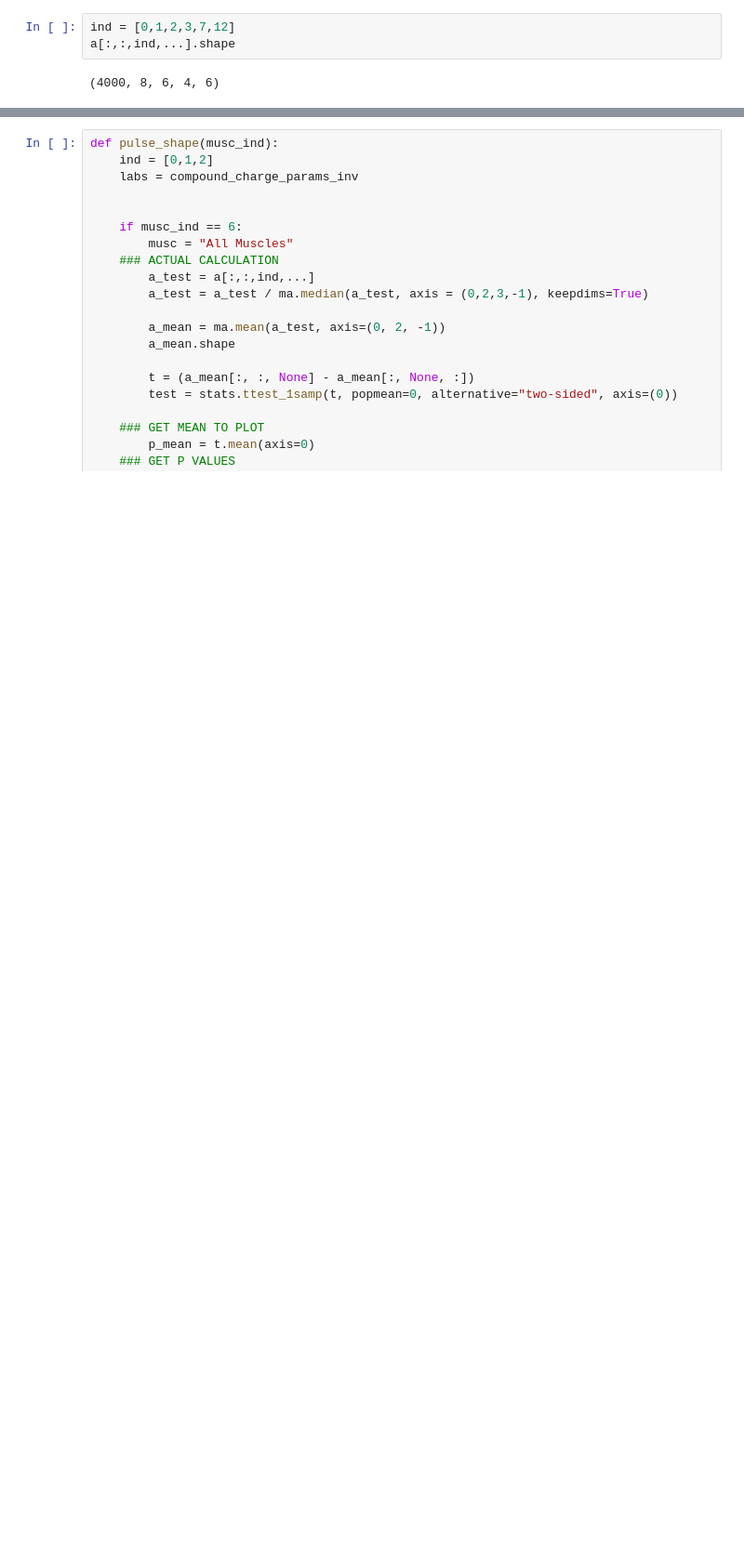
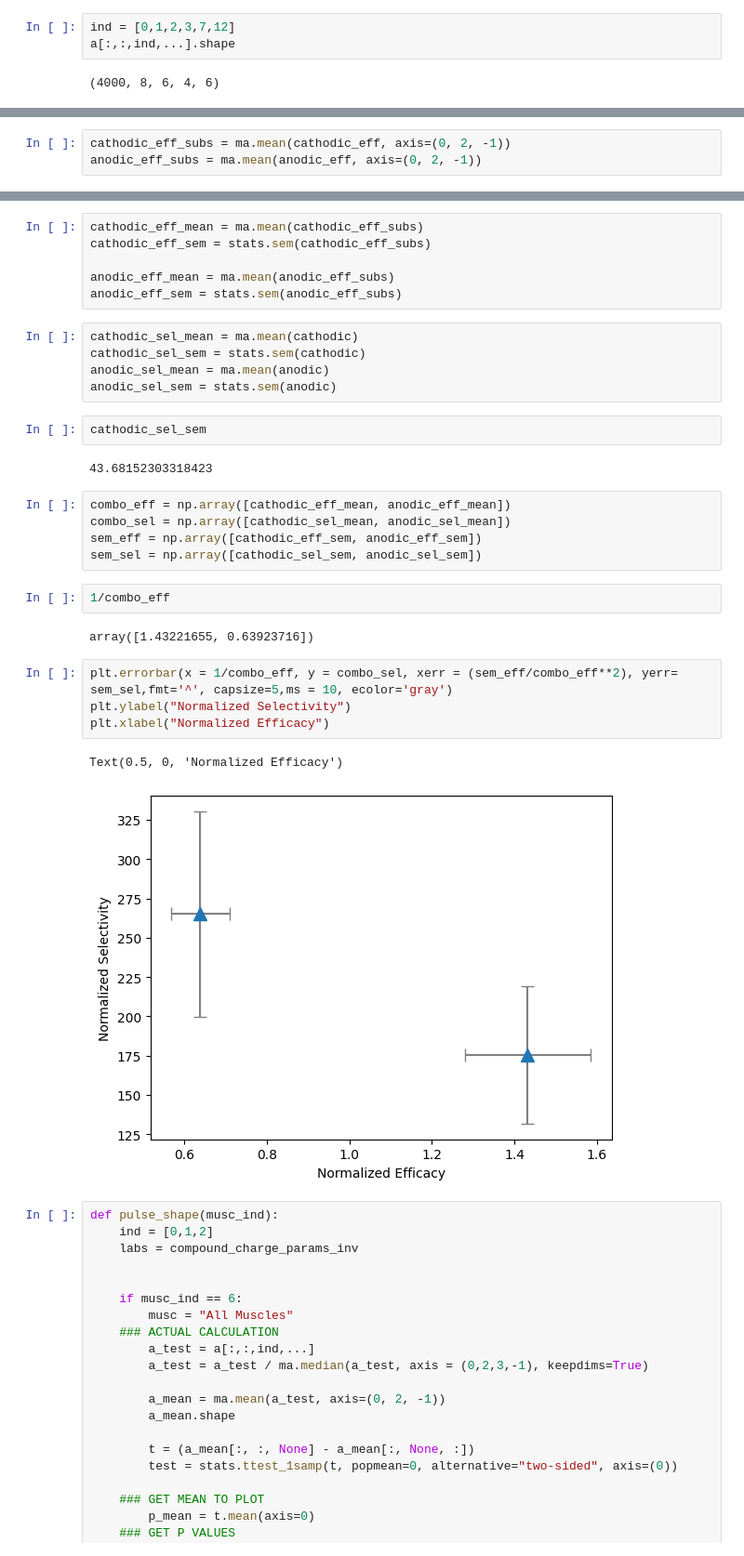
Before and after one commit to hbmep/rat-mapping, a Jupyter notebook: notebooks/J_SHAP/processed_data.ipynb, the cells around one changed output, grey strips where cells are left out. Shown at 93% size. Drawn from its saved outputs; the diff is of its cells as text; blank space fills up the shorter version.

```diff
--- a/notebooks/J_SHAP/processed_data.ipynb
+++ b/notebooks/J_SHAP/processed_data.ipynb
@@ -245,0 +269,3 @@ a.shape
+# %%
+cathodic_eff_subs = ma.mean(cathodic_eff, axis=(0, 2, -1))
+anodic_eff_subs = ma.mean(anodic_eff, axis=(0, 2, -1))
@@ -246,3 +281,34 @@ a.shape
+# %%
+cathodic_eff_mean = ma.mean(cathodic_eff_subs)
+cathodic_eff_sem = stats.sem(cathodic_eff_subs)
+
+anodic_eff_mean = ma.mean(anodic_eff_subs)
+anodic_eff_sem = stats.sem(anodic_eff_subs)
+# %%
+cathodic_sel_mean = ma.mean(cathodic)
+cathodic_sel_sem = stats.sem(cathodic)
+anodic_sel_mean = ma.mean(anodic)
+anodic_sel_sem = stats.sem(anodic)
+# %%
+cathodic_sel_sem
+# %% [output]
+43.68152303318423
+# %%
+combo_eff = np.array([cathodic_eff_mean, anodic_eff_mean])
+combo_sel = np.array([cathodic_sel_mean, anodic_sel_mean])
+sem_eff = np.array([cathodic_eff_sem, anodic_eff_sem])
+sem_sel = np.array([cathodic_sel_sem, anodic_sel_sem])
+# %%
+1/combo_eff
+# %% [output]
+array([1.43221655, 0.63923716])
+# %%
+plt.errorbar(x = 1/combo_eff, y = combo_sel, xerr = (sem_eff/combo_eff**2), yerr= sem_sel,fmt='^', capsize=5,ms = 10, ecolor='gray')
+plt.ylabel("Normalized Selectivity")
+plt.xlabel("Normalized Efficacy")
+# %% [output]
+Text(0.5, 0, 'Normalized Efficacy')
+[figure, added]
 # %%
 def pulse_shape(musc_ind):
     ind = [0,1,2]
```
Also changed, not shown: parts of 13 cells of this notebook, 8 other files.
